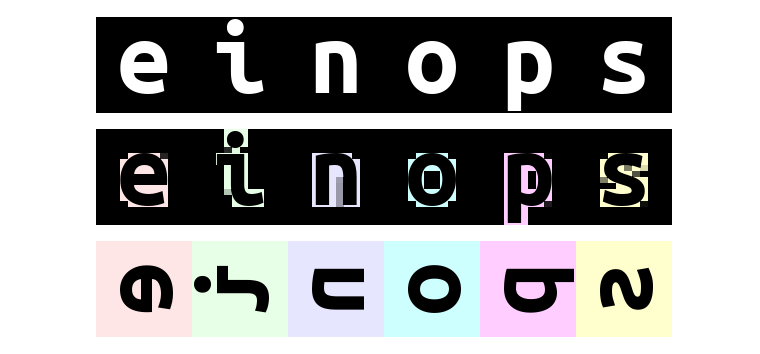
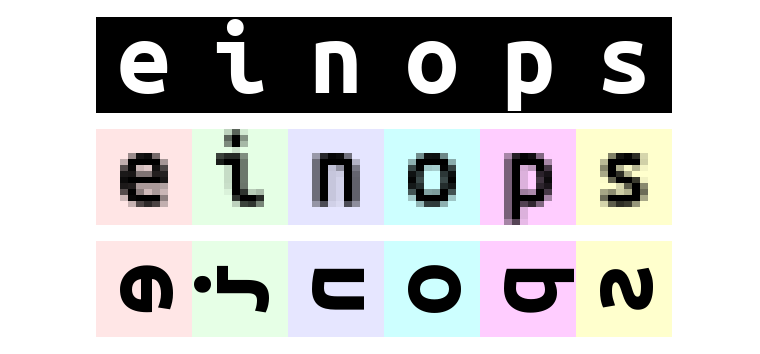
Before and after one commit to arogozhnikov/einops, a Jupyter notebook: docs/1-einops-basics.ipynb, the cells around one changed output. Saved outputs shown, nothing was run; the diff lists cells and outputs as text; code cells hidden in the pictures.

```diff
--- a/docs/1-einops-basics.ipynb
+++ b/docs/1-einops-basics.ipynb
@@ -290,13 +298,12 @@ im2 /= reduce(im2, 'b h w c -> b () () c', 'max')
 rearrange(im2, 'b h w c -> h (b w) c')
 # %% [output]
 [figure]
-# %%
-# subtract componentwise minimum individually for each patch
-x = rearrange(ims, 'b (h h2) (w w2) c -> h h2 (b w) w2 c', h2=6, w2=8)
-x -= reduce(x, 'h h2 w w2 c -> h () w () c', 'min')
-rearrange(x, 'h h2 w w2 c -> (h h2) (w w2) c')
-# %% [output]
-[figure, removed]
+# %%
+# pixelate: first downscale by averaging, then upscale back using the same pattern
+averaged = reduce(ims, 'b (h h2) (w w2) c -> b h w c', 'mean', h2=6, w2=8)
+repeat(averaged, 'b h w c -> (h h2) (b w w2) c', h2=6, w2=8)
+# %% [output]
+[figure, added]
 # %%
 rearrange(ims, 'b h w c -> w (b h) c')
 # %% [output]
```
Also changed, not shown: parts of 12 cells of this notebook.
